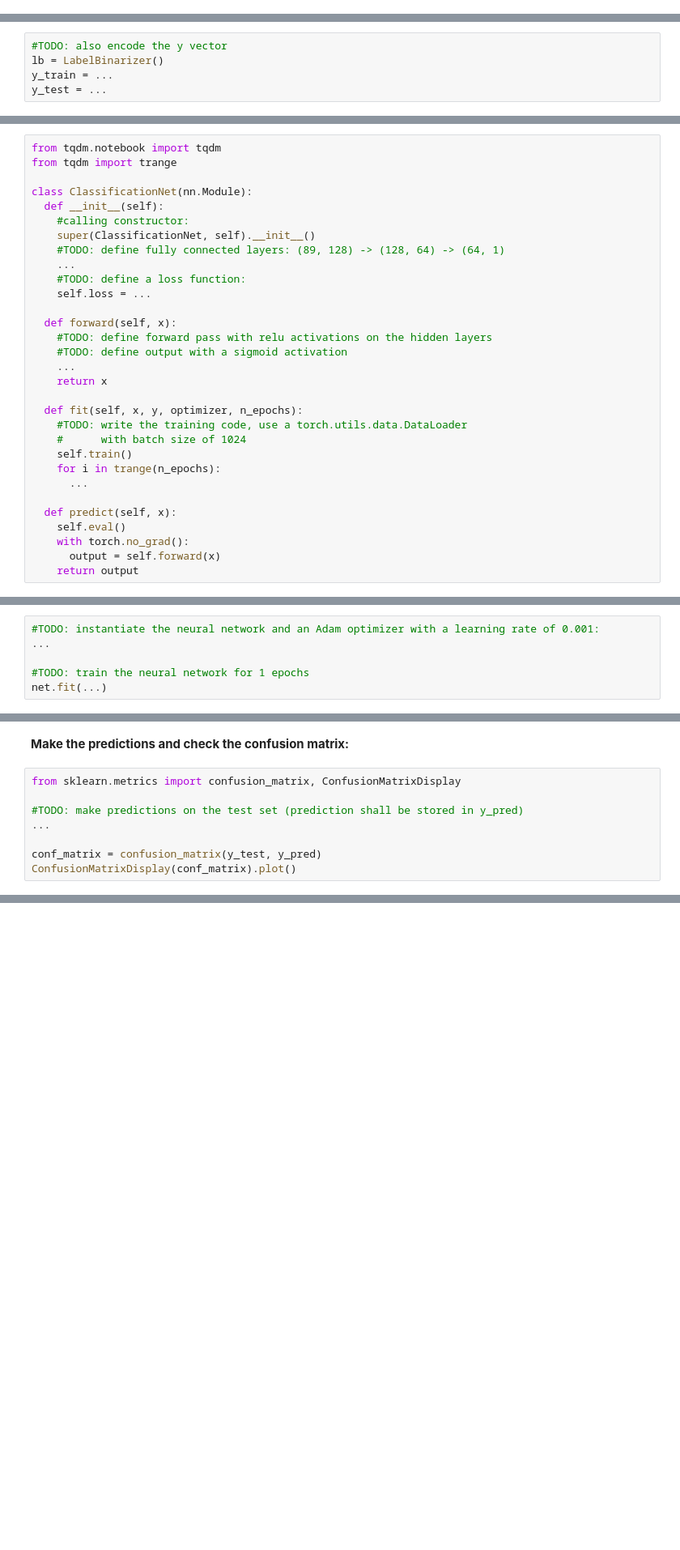
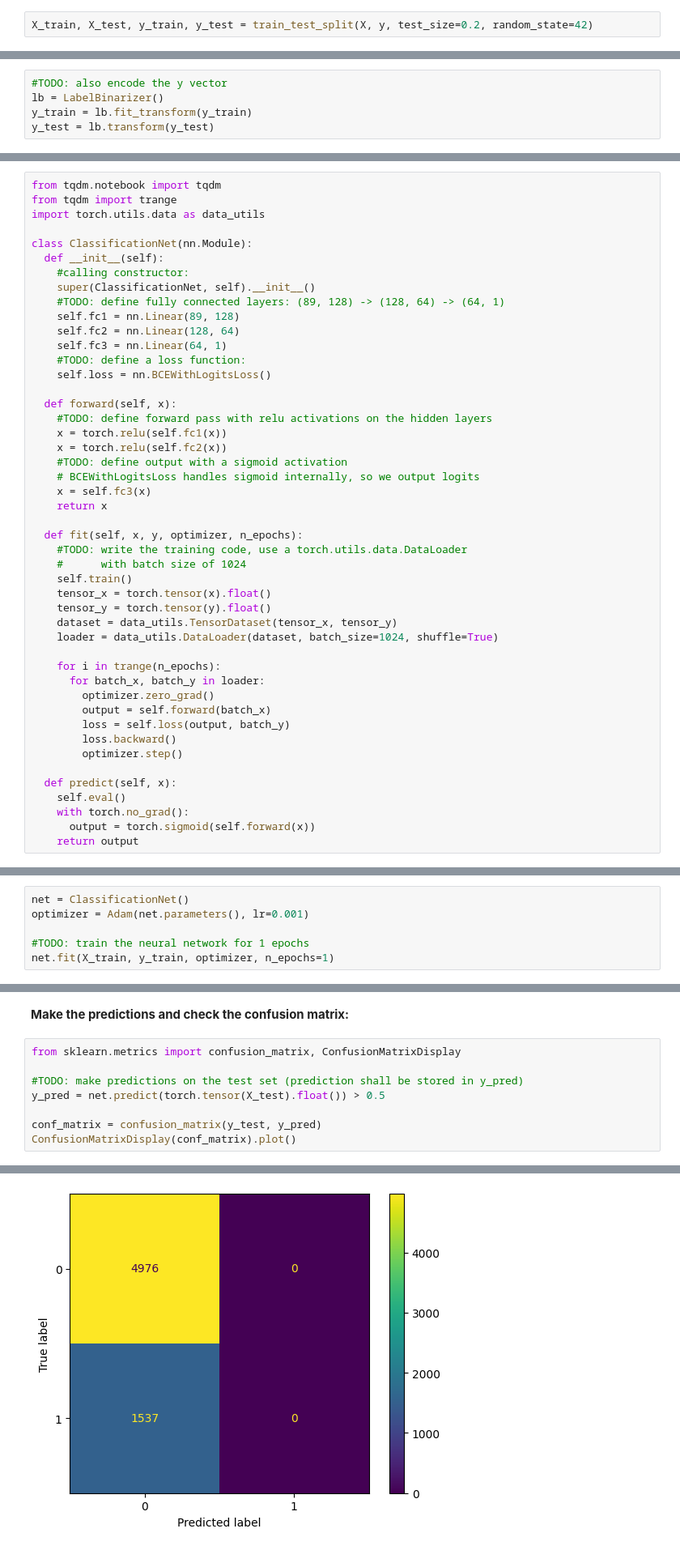
Before and after one commit to Agoston03/Machine-Learning-VIMIMA05, a Jupyter notebook: ML2026_MLP_student.ipynb, the cells around one changed output, grey strips where cells are left out. Shown at 81% size. Drawn from its saved outputs; the diff is of its cells as text; blank space fills up the shorter version.

```diff
--- a/ML2026_MLP_student.ipynb
+++ b/ML2026_MLP_student.ipynb
@@ -109,3 +138,5 @@ y = adult_data_proc['income']
+# %%
+X_train, X_test, y_train, y_test = train_test_split(X, y, test_size=0.2, random_state=42)
 # %%
 #TODO: create the preprocessing pipeline with proper transformers
 #For example, standard scaler code can look like:
@@ -131,8 +173,8 @@ X_test = preprocessor.transform(X_test).toarray()
 # %%
 #TODO: also encode the y vector
 lb = LabelBinarizer()
-y_train = ...
-y_test = ...
+y_train = lb.fit_transform(y_train)
+y_test = lb.transform(y_test)
 # %% [markdown]
 **As we will have to adapt our neural network's input layer, let us check the shape of the matrix of the training data:**
 # %%
@@ -146,33 +190,49 @@ For classification problems, we typically use cross-entropy loss functions (e.g.
 # %%
 from tqdm.notebook import tqdm
 from tqdm import trange
+import torch.utils.data as data_utils
 
 class ClassificationNet(nn.Module):
   def __init__(self):
     #calling constructor:
     super(ClassificationNet, self).__init__()
     #TODO: define fully connected layers: (89, 128) -> (128, 64) -> (64, 1)
-    ...
+    self.fc1 = nn.Linear(89, 128)
+    self.fc2 = nn.Linear(128, 64)
+    self.fc3 = nn.Linear(64, 1)
     #TODO: define a loss function:
-    self.loss = ...
+    self.loss = nn.BCEWithLogitsLoss()
 
   def forward(self, x):
     #TODO: define forward pass with relu activations on the hidden layers
+    x = torch.relu(self.fc1(x))
+    x = torch.relu(self.fc2(x))
     #TODO: define output with a sigmoid activation
-    ...
+    # BCEWithLogitsLoss handles sigmoid internally, so we output logits
+    x = self.fc3(x)
     return x
 
   def fit(self, x, y, optimizer, n_epochs):
     #TODO: write the training code, use a torch.utils.data.DataLoader
     #      with batch size of 1024
     self.train()
+    tensor_x = torch.tensor(x).float()
+    tensor_y = torch.tensor(y).float()
+    dataset = data_utils.TensorDataset(tensor_x, tensor_y)
+    loader = data_utils.DataLoader(dataset, batch_size=1024, shuffle=True)
+
     for i in trange(n_epochs):
-      ...
+      for batch_x, batch_y in loader:
+        optimizer.zero_grad()
+        output = self.forward(batch_x)
+        loss = self.loss(output, batch_y)
+        loss.backward()
+        optimizer.step()
 
   def predict(self, x):
     self.eval()
     with torch.no_grad():
-      output = self.forward(x)
+      output = torch.sigmoid(self.forward(x))
     return output
 # %% [markdown]
 Note: While Pytorch originally had an imperative flavor on describing neural networks, nowadays, it also supports a more declarative approach.
@@ -181,11 +241,11 @@ Note: While Pytorch originally had an imperative flavor on describing neural net
 # %% [markdown]
 **Instantiate and train the defined neural network for 1 epoch!**
 # %%
-#TODO: instantiate the neural network and an Adam optimizer with a learning rate of 0.001:
-...
+net = ClassificationNet()
+optimizer = Adam(net.parameters(), lr=0.001)
 
 #TODO: train the neural network for 1 epochs
-net.fit(...)
+net.fit(X_train, y_train, optimizer, n_epochs=1)
 # %% [markdown]
 ### 1.3 Evaluation
 
@@ -198,7 +258,8 @@ As we have an obviously biased dataset, it is a good practice to check the resul
 from sklearn.metrics import confusion_matrix, ConfusionMatrixDisplay
 
 #TODO: make predictions on the test set (prediction shall be stored in y_pred)
-...
+y_pred = net.predict(torch.tensor(X_test).float()) > 0.5
 
 conf_matrix = confusion_matrix(y_test, y_pred)
 ConfusionMatrixDisplay(conf_matrix).plot()
+# %% [output]
@@ -205,3 +267,4 @@ ConfusionMatrixDisplay(conf_matrix).plot()
+[figure, added]
 # %% [markdown]
 **Question 1.**
 
```
Also changed, not shown: parts of 25 cells of this notebook.
